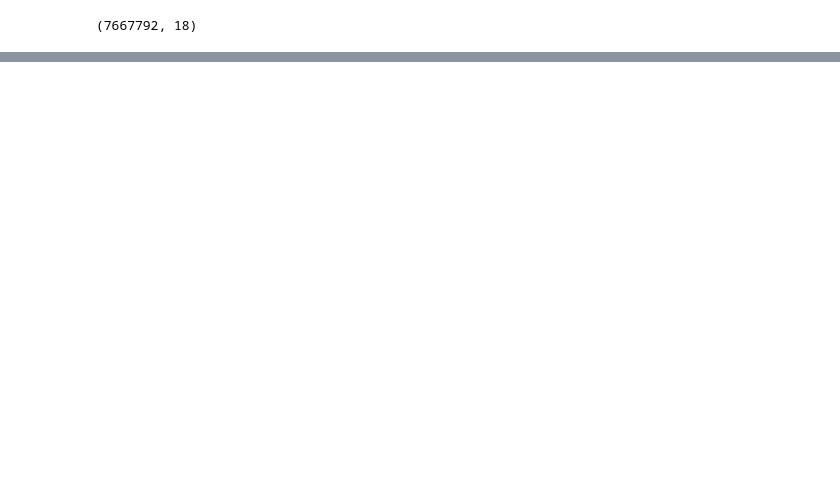
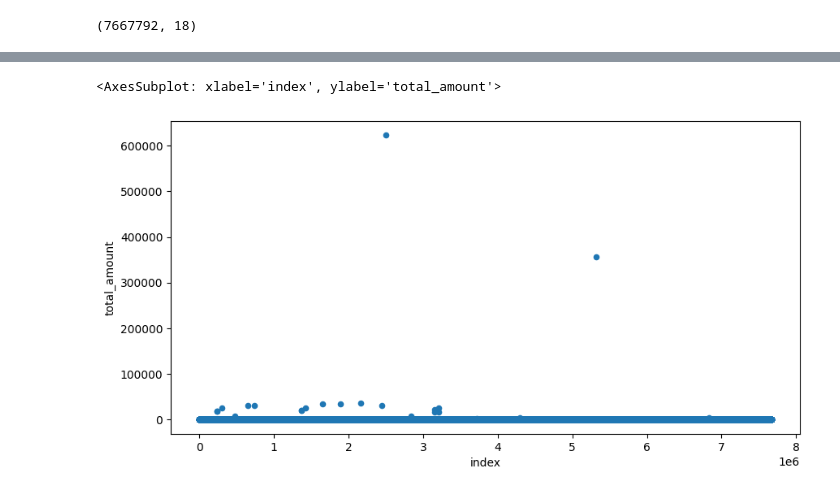
Before and after one commit to craigm-c/New-York-Taxi-Analysis, a Jupyter notebook: code.ipynb, the cells around one changed output, grey strips where cells are left out. Drawn from its saved outputs; the diff is of its cells as text; code cells hidden in the pictures; blank space fills up the shorter version.

Commit message:
done some data exploration

```diff
--- a/code.ipynb
+++ b/code.ipynb
@@ -3,3 +9,3 @@ import pandas as pd
 # %%
-taxi_df = pd.read_csv('./data/taxi.csv')
+taxi_df_full = pd.read_csv('./data/taxi.csv')
 # %%
@@ -17,0 +35,4 @@ taxi_df.shape
+# %%
+taxi_df = taxi_df_full[['tpep_pickup_datetime', 'tpep_dropoff_datetime', 'passenger_count',
+                        'trip_distance', 'RatecodeID', 'PULocationID', 'DOLocationID',
+                        'payment_type', 'total_amount']]
@@ -17,0 +89,5 @@ taxi_df.shape
+# %%
+taxi_df.reset_index().plot(kind='scatter', y='total_amount', x='index', figsize=(10,5))
+# %% [output]
+<AxesSubplot: xlabel='index', ylabel='total_amount'>
+[figure, added]
```
Also changed, not shown: parts of 12 cells of this notebook.
